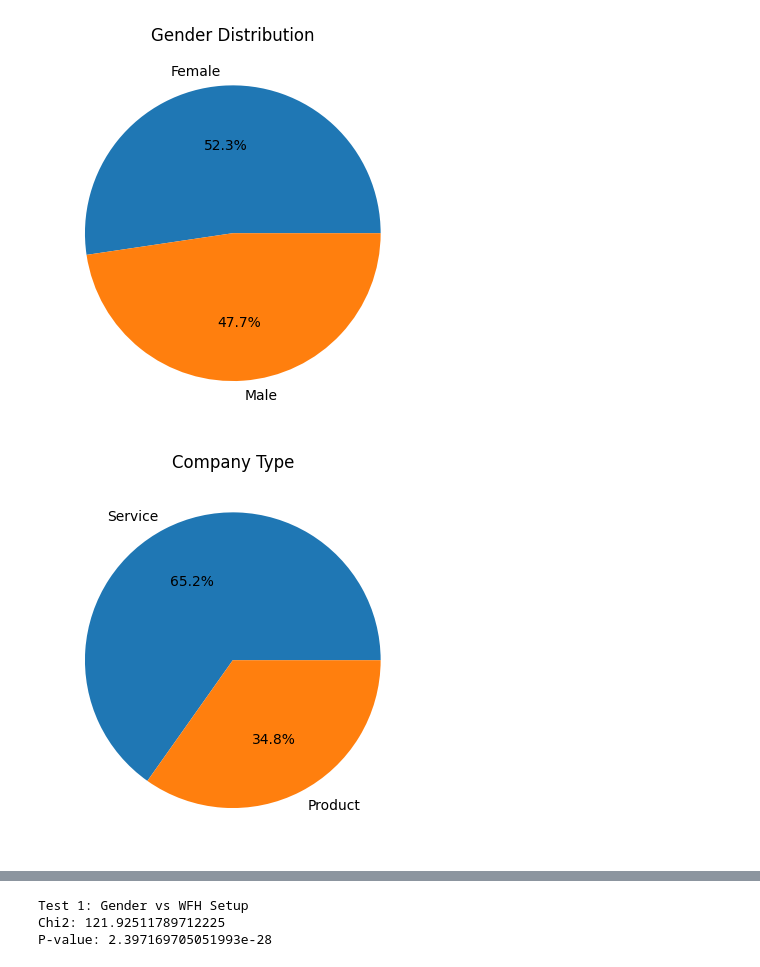
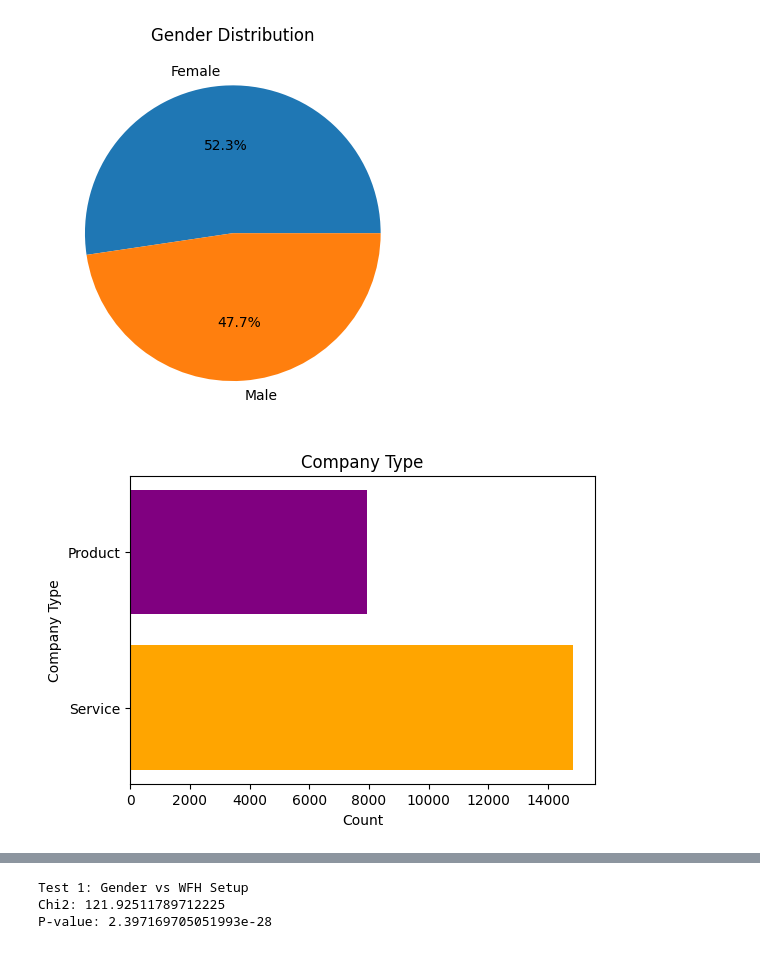
Before and after one commit to Sanyam-010/Artificial-intelligence-Development, a Jupyter notebook: coursework.ipynb, the cells around one changed output, grey strips where cells are left out. Cells and saved outputs as stored; diff of their text form; code cells hidden in the pictures.

```diff
--- a/coursework.ipynb
+++ b/coursework.ipynb
@@ -109,12 +109,13 @@ plt.show()
 [figure]
 # %%
 company_counts = data_frame['Company Type'].value_counts()
-
-plt.figure()
-plt.pie(company_counts, labels=company_counts.index, autopct='%1.1f%%')
+plt.figure(figsize=(6,4))
+plt.barh(company_counts.index, company_counts.values, color=['orange','purple'])
 plt.title('Company Type')
+plt.xlabel('Count')
+plt.ylabel('Company Type')
 plt.show()
 # %% [output]
-[figure, old version]
+[figure, new version]
 # %%
 wfh_counts = data_frame['WFH Setup Available'].value_counts()
```
Also changed, not shown: parts of 15 cells of this notebook.
